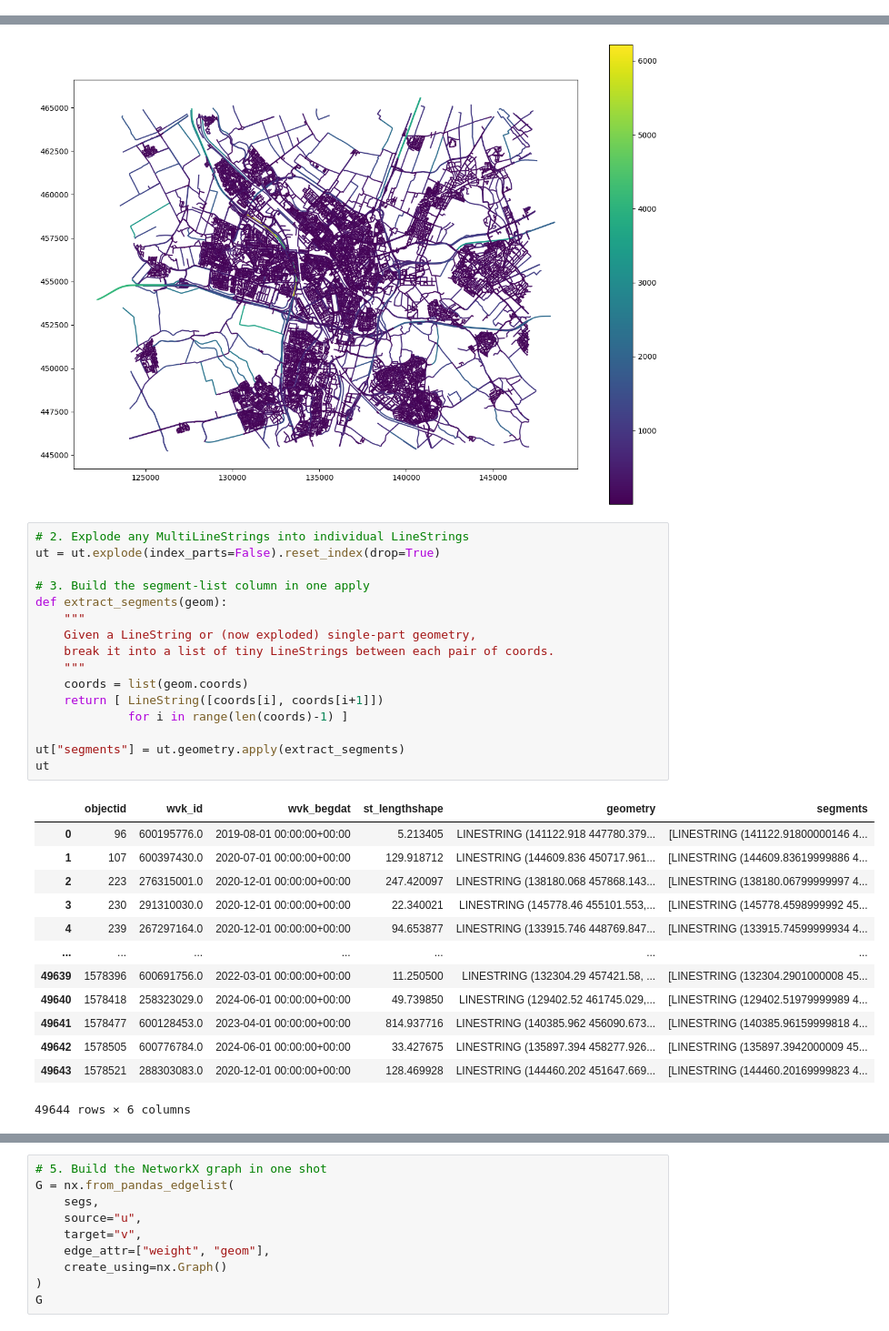
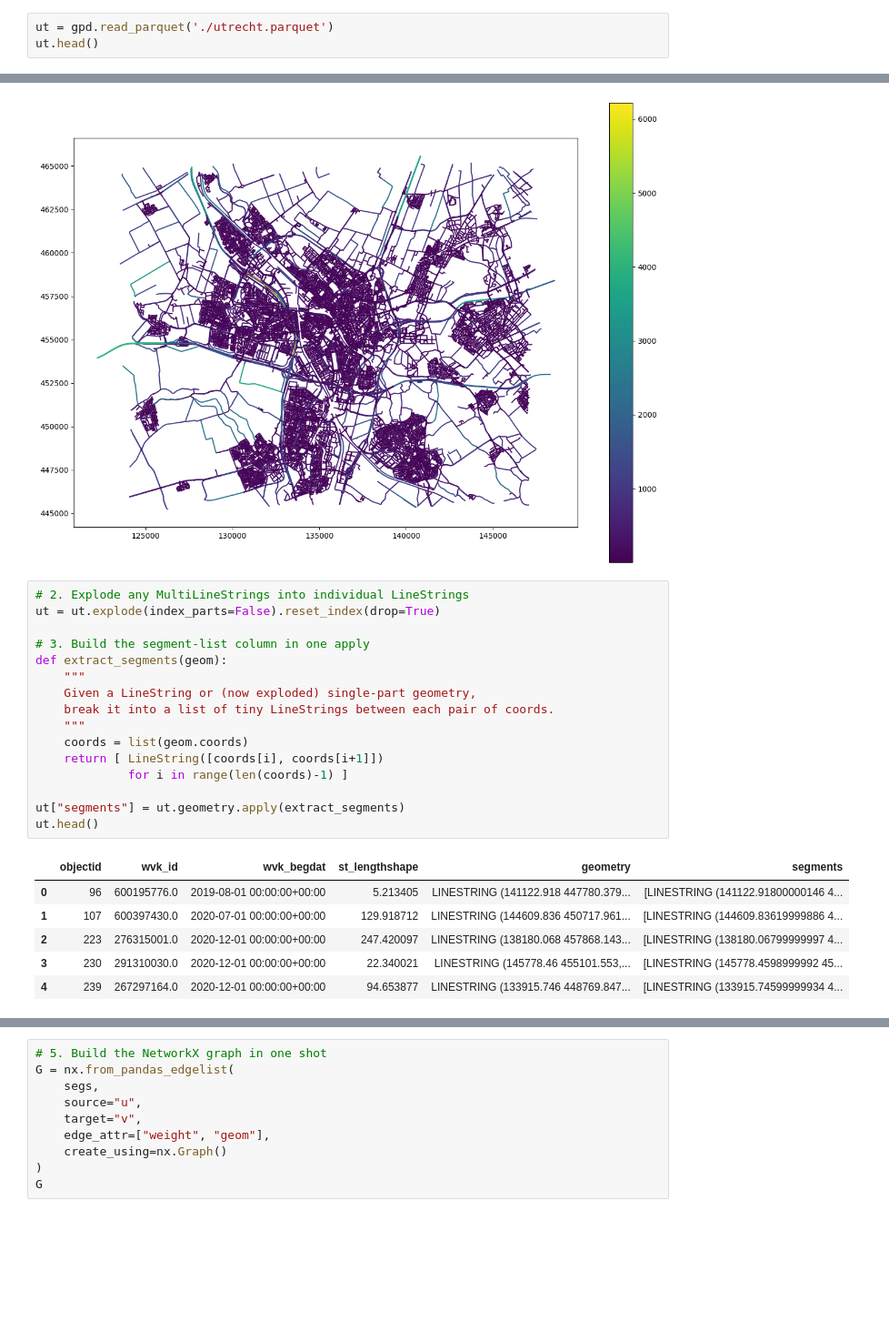
Before and after one commit to pratyush1611/pathfinder, a Jupyter notebook: nearest_graph_path.ipynb, the cells around one changed output, grey strips where cells are left out. Shown at 91% size. Cells and saved outputs as stored; diff of their text form; blank space fills up the shorter version.

Commit message:
Update: fresh run, .head() and read from parquet locally

```diff
--- a/nearest_graph_path.ipynb
+++ b/nearest_graph_path.ipynb
@@ -41,3 +41,6 @@ bbox = (minx, miny, maxx, maxy)
 ut = df.cx[bbox[0]:bbox[2], bbox[1]:bbox[3]]
 # Optionally, save the cropped GeoDataFrame to a new file
 ut.to_parquet('utrecht.parquet')
+# %%
+ut = gpd.read_parquet('./utrecht.parquet')
+ut.head()
@@ -62,33 +72,26 @@ base = ut.plot(column = 'st_lengthshape'
 # %%
 # 2. Explode any MultiLineStrings into individual LineStrings
 ut = ut.explode(index_parts=False).reset_index(drop=True)
 
 # 3. Build the segment‐list column in one apply
 def extract_segments(geom):
     """
     Given a LineString or (now exploded) single-part geometry,
     break it into a list of tiny LineStrings between each pair of coords.
     """
     coords = list(geom.coords)
     return [ LineString([coords[i], coords[i+1]])
              for i in range(len(coords)-1) ]
 
 ut["segments"] = ut.geometry.apply(extract_segments)
-ut
+ut.head()
 # %% [output]
 |  | objectid | wvk_id | wvk_begdat | st_lengthshape | geometry | segments |
 | 0 | 96 | 600195776.0 | 2019-08-01 00:00:00+00:00 | 5.213405 | LINESTRING (141122.918 447780.379... | [LINESTRING (141122.91800000146 4... |
 | 1 | 107 | 600397430.0 | 2020-07-01 00:00:00+00:00 | 129.918712 | LINESTRING (144609.836 450717.961... | [LINESTRING (144609.83619999886 4... |
 | 2 | 223 | 276315001.0 | 2020-12-01 00:00:00+00:00 | 247.420097 | LINESTRING (138180.068 457868.143... | [LINESTRING (138180.06799999997 4... |
 | 3 | 230 | 291310030.0 | 2020-12-01 00:00:00+00:00 | 22.340021 | LINESTRING (145778.46 455101.553,... | [LINESTRING (145778.4598999992 45... |
 | 4 | 239 | 267297164.0 | 2020-12-01 00:00:00+00:00 | 94.653877 | LINESTRING (133915.746 448769.847... | [LINESTRING (133915.74599999934 4... |
-| ... | ... | ... | ... | ... | ... | ... |
-| 49639 | 1578396 | 600691756.0 | 2022-03-01 00:00:00+00:00 | 11.250500 | LINESTRING (132304.29 457421.58, ... | [LINESTRING (132304.2901000008 45... |
-| 49640 | 1578418 | 258323029.0 | 2024-06-01 00:00:00+00:00 | 49.739850 | LINESTRING (129402.52 461745.029,... | [LINESTRING (129402.51979999989 4... |
-| 49641 | 1578477 | 600128453.0 | 2023-04-01 00:00:00+00:00 | 814.937716 | LINESTRING (140385.962 456090.673... | [LINESTRING (140385.96159999818 4... |
-| 49642 | 1578505 | 600776784.0 | 2024-06-01 00:00:00+00:00 | 33.427675 | LINESTRING (135897.394 458277.926... | [LINESTRING (135897.3942000009 45... |
-| 49643 | 1578521 | 288303083.0 | 2020-12-01 00:00:00+00:00 | 128.469928 | LINESTRING (144460.202 451647.669... | [LINESTRING (144460.20169999823 4... |
-49644 rows × 6 columns
 # %%
 
 # 3. Explode so each row = one segment
```
Also changed, not shown: parts of 16 cells of this notebook.
